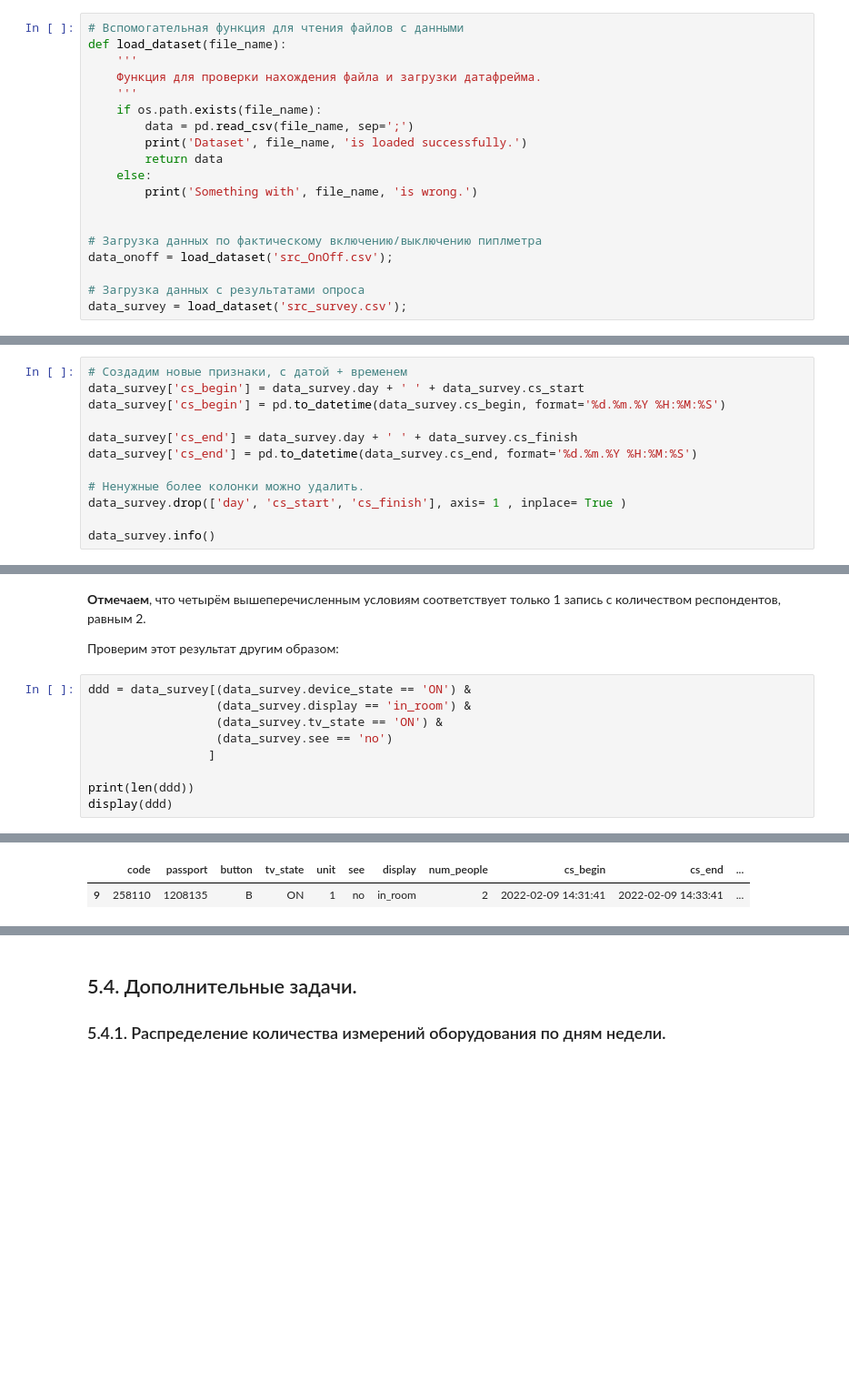
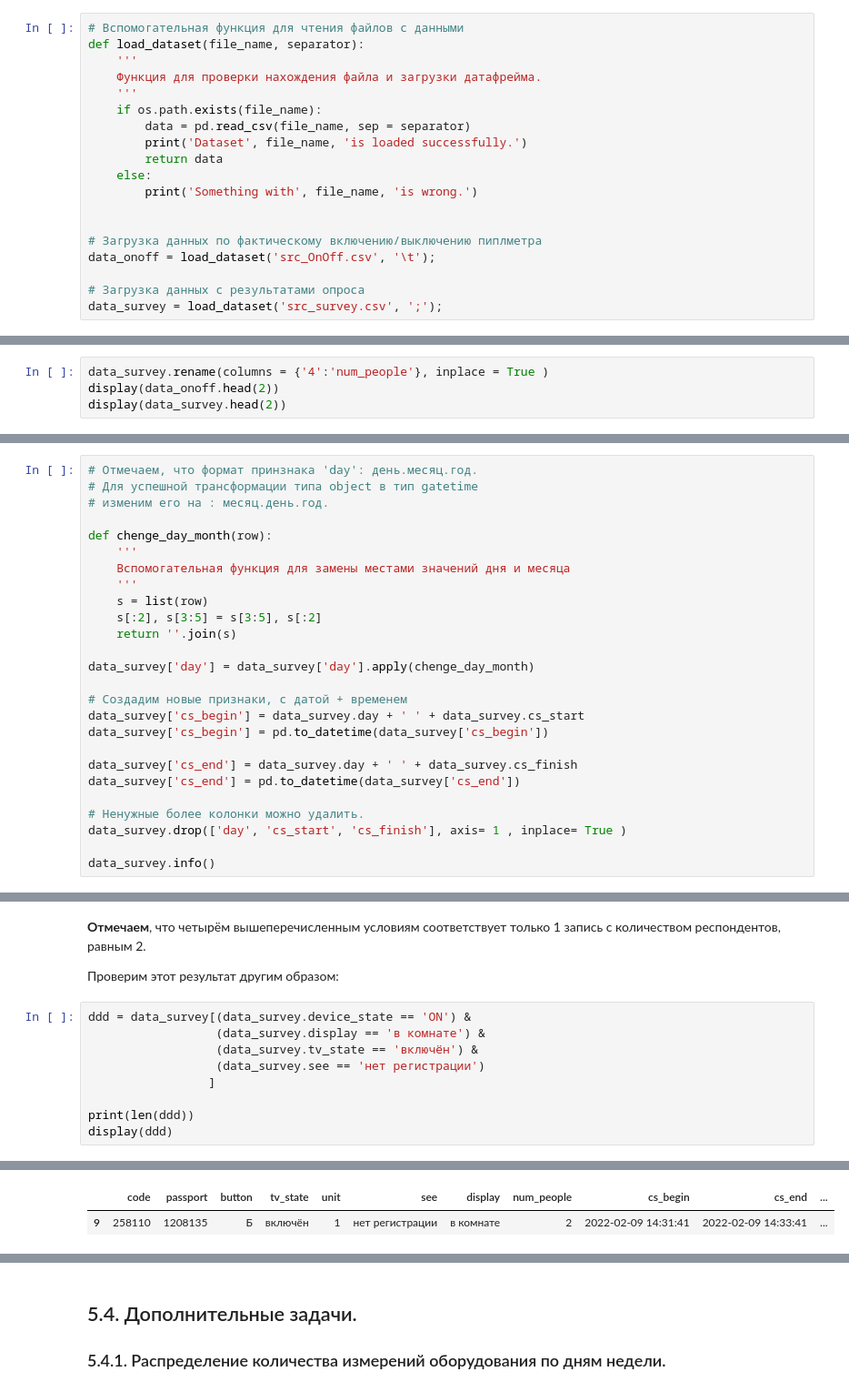
Before and after one commit to evgeniy-yandex/Data_Science, a Jupyter notebook: TV_viewers/TV_viewers.ipynb, the cells around one changed output, grey strips where cells are left out. Shown: that part at 91% size. Drawn from its saved outputs; the diff is of its cells as text; blank space fills up the shorter version.

```diff
--- a/TV_viewers/TV_viewers.ipynb
+++ b/TV_viewers/TV_viewers.ipynb
@@ -99,12 +99,12 @@ pd.set_option("display.max_columns", 50)
 Изучили файлы с предоставленными данными `src_OnOff.csv` и `src_survey.csv`, решили использовать символ **запятая** для разделения данных:
 # %%
 # Вспомогательная функция для чтения файлов с данными
-def load_dataset(file_name):
+def load_dataset(file_name, separator):
     '''
     Функция для проверки нахождения файла и загрузки датафрейма.
     '''
     if os.path.exists(file_name):
-        data = pd.read_csv(file_name, sep=';')
+        data = pd.read_csv(file_name, sep = separator)
         print('Dataset', file_name, 'is loaded successfully.')
         return data
     else:
@@ -112,10 +112,10 @@ def load_dataset(file_name):
 
 
 # Загрузка данных по фактическому включению/выключению пиплметра
-data_onoff = load_dataset('src_OnOff.csv');
+data_onoff = load_dataset('src_OnOff.csv', '\t');
 
 # Загрузка данных с результатами опроса
-data_survey = load_dataset('src_survey.csv');
+data_survey = load_dataset('src_survey.csv', ';');
 # %% [output]
 Dataset src_OnOff.csv is loaded successfully.
 Dataset src_survey.csv is loaded successfully.
@@ -277,0 +280,4 @@ data_survey = correction_name_columns(data_survey)
+# %%
+data_survey.rename(columns = {'4':'num_people'}, inplace = True )
+display(data_onoff.head(2))
+display(data_survey.head(2))
@@ -337,12 +338,26 @@ print('Данные по автоматической регистрации р
 
 В датасете `data_survey` соберем данные по значениям дня и времени контроля пользования телевизором и преобразуем их из формата 'string' в формат 'datetime'
 # %%
+# Отмечаем, что формат принзнака 'day': день.месяц.год.
+# Для успешной трансформации типа object в тип gatetime
+# изменим его на : месяц.день.год.
+
+def chenge_day_month(row):
+    '''
+    Вспомогательная функция для замены местами значений дня и месяца
+    '''
+    s = list(row)
+    s[:2], s[3:5] = s[3:5], s[:2]
+    return ''.join(s)
+
+data_survey['day'] = data_survey['day'].apply(chenge_day_month)
+
 # Создадим новые признаки, с датой + временем
 data_survey['cs_begin'] = data_survey.day + ' ' + data_survey.cs_start
-data_survey['cs_begin'] = pd.to_datetime(data_survey.cs_begin, format='%d.%m.%Y %H:%M:%S')
+data_survey['cs_begin'] = pd.to_datetime(data_survey['cs_begin'])
 
 data_survey['cs_end'] = data_survey.day + ' ' + data_survey.cs_finish
-data_survey['cs_end'] = pd.to_datetime(data_survey.cs_end, format='%d.%m.%Y %H:%M:%S')
+data_survey['cs_end'] = pd.to_datetime(data_survey['cs_end'])
 
 # Ненужные более колонки можно удалить.
 data_survey.drop(['day', 'cs_start', 'cs_finish'], axis= 1 , inplace= True )
@@ -660,17 +675,17 @@ num_people
 Проверим этот результат другим образом:
 # %%
 ddd = data_survey[(data_survey.device_state == 'ON') &
-                  (data_survey.display == 'in_room') &
-                  (data_survey.tv_state == 'ON') &
-                  (data_survey.see == 'no')
+                  (data_survey.display == 'в комнате') &
+                  (data_survey.tv_state == 'включён') &
+                  (data_survey.see == 'нет регистрации')
                  ]
 
 print(len(ddd))
 display(ddd)
 # %% [output]
 1
 |  | code | passport | button | tv_state | unit | see | display | num_people | cs_begin | cs_end | ... |
-| 9 | 258110 | 1208135 | B | ON | 1 | no | in_room | 2 | 2022-02-09 14:31:41 | 2022-02-09 14:33:41 | ... |
+| 9 | 258110 | 1208135 | Б | включён | 1 | нет регистрации | в комнате | 2 | 2022-02-09 14:31:41 | 2022-02-09 14:33:41 | ... |
 # %% [markdown]
 **Отмечаем**, действительно, условиям:
 - телевизор фактически включен: `[x['device_state'] == 'ON']`,
```
Also changed, not shown: parts of 21 cells of this notebook.
